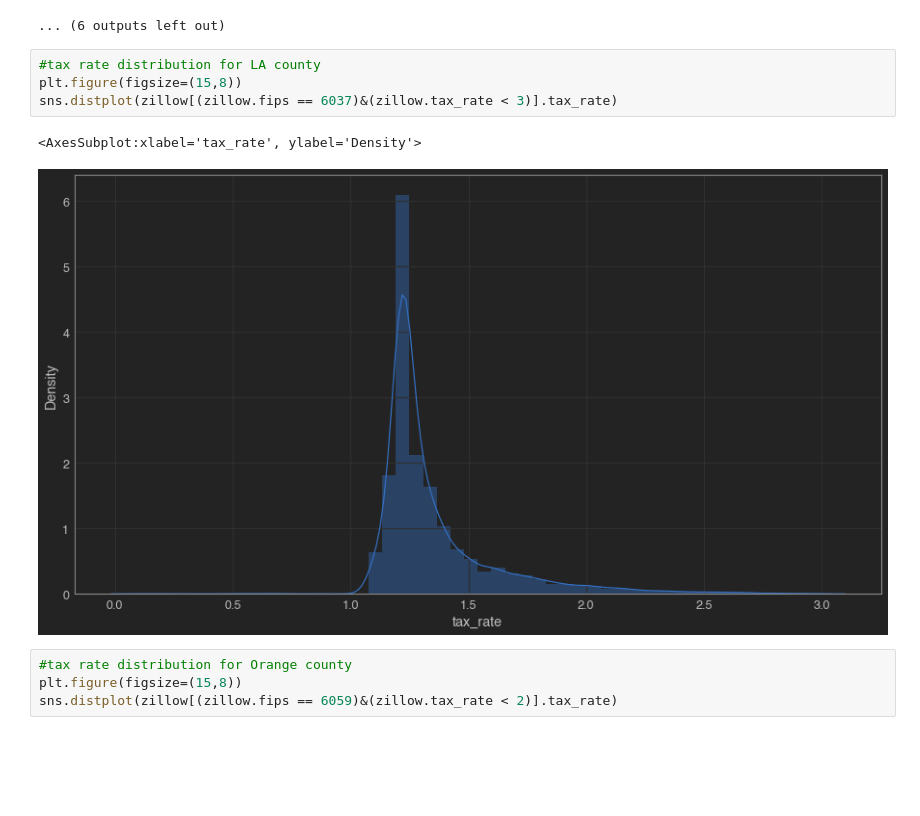
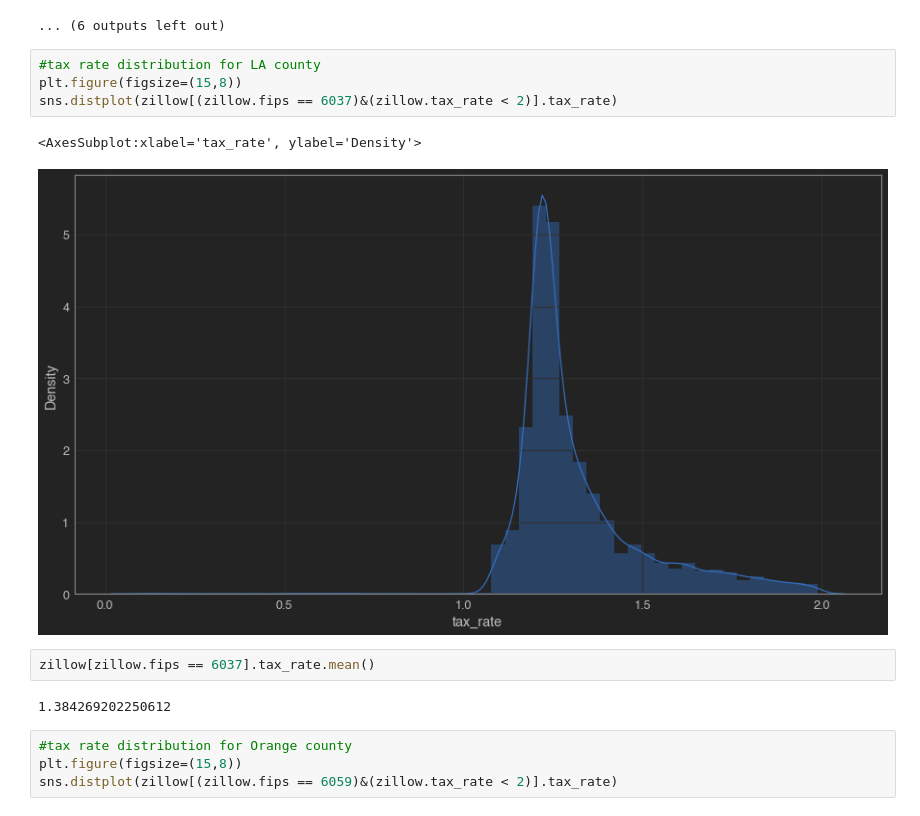
Before and after one commit to Ken-Alviola/Regression-Project-Zillow, a Jupyter notebook: Regression_Project_Zillow.ipynb, the cells around one changed output. Cells and saved outputs as stored; diff of their text form; blank space fills up the shorter version.

```diff
--- a/Regression_Project_Zillow.ipynb
+++ b/Regression_Project_Zillow.ipynb
@@ -138,10 +140,14 @@ Name: tax_value, dtype: float64
 # %%
 #tax rate distribution for LA county
 plt.figure(figsize=(15,8))
-sns.distplot(zillow[(zillow.fips == 6037)&(zillow.tax_rate < 3)].tax_rate)
+sns.distplot(zillow[(zillow.fips == 6037)&(zillow.tax_rate < 2)].tax_rate)
 # %% [output]
 <AxesSubplot:xlabel='tax_rate', ylabel='Density'>
-[figure, old version]
+[figure, new version]
+# %%
+zillow[zillow.fips == 6037].tax_rate.mean()
+# %% [output]
+1.384269202250612
 # %%
 #tax rate distribution for Orange county
 plt.figure(figsize=(15,8))
```
Also changed, not shown: parts of 98 cells of this notebook, 2 other files.
